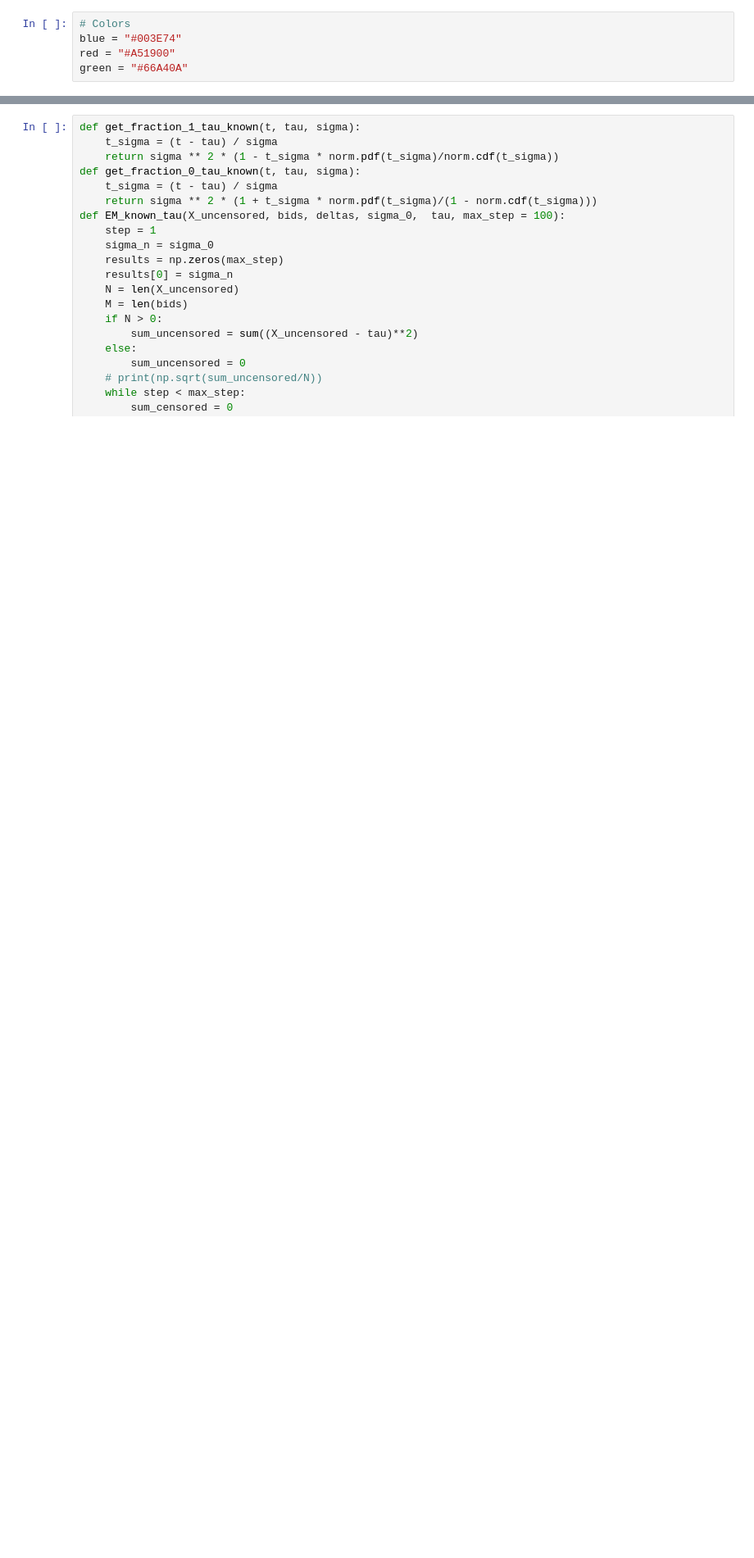
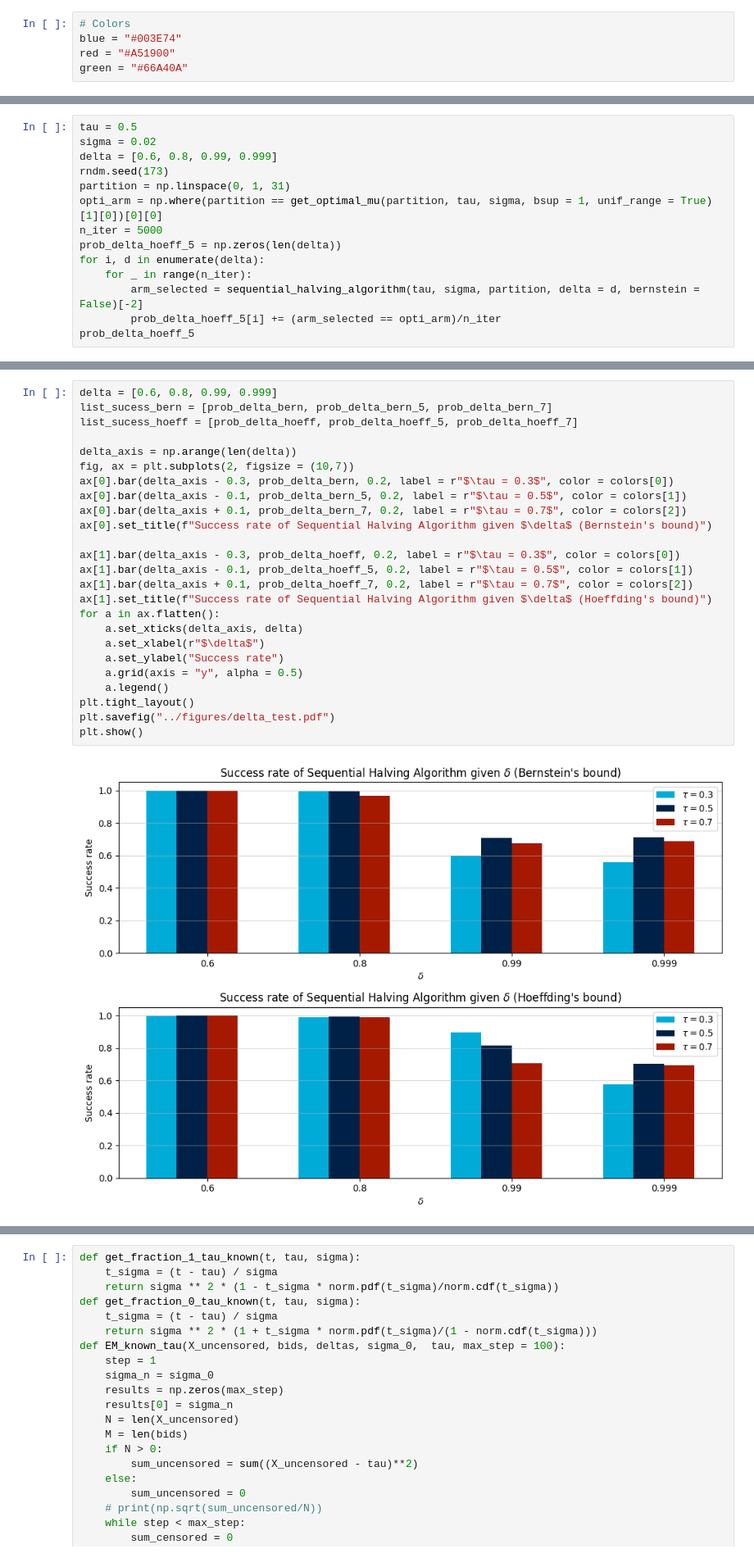
Before and after one commit to ICStudent02344391/summer-project, a Jupyter notebook: analyses/model_1.ipynb, the cells around one changed output, grey strips where cells are left out. Shown at 82% size. Drawn from its saved outputs; the diff is of its cells as text; blank space fills up the shorter version.

```diff
--- a/analyses/model_1.ipynb
+++ b/analyses/model_1.ipynb
@@ -56,0 +845,14 @@ plt.show()
+# %%
+tau = 0.5
+sigma = 0.02
+delta = [0.6, 0.8, 0.99, 0.999]
+rndm.seed(173)
+partition = np.linspace(0, 1, 31)
+opti_arm = np.where(partition == get_optimal_mu(partition, tau, sigma, bsup = 1, unif_range = True)[1][0])[0][0]
+n_iter = 5000
+prob_delta_hoeff_5 = np.zeros(len(delta))
+for i, d in enumerate(delta):
+    for _ in range(n_iter):
+        arm_selected = sequential_halving_algorithm(tau, sigma, partition, delta = d, bernstein = False)[-2]
+        prob_delta_hoeff_5[i] += (arm_selected == opti_arm)/n_iter
+prob_delta_hoeff_5
@@ -56,0 +861,27 @@ plt.show()
+# %%
+delta = [0.6, 0.8, 0.99, 0.999]
+list_sucess_bern = [prob_delta_bern, prob_delta_bern_5, prob_delta_bern_7]
+list_sucess_hoeff = [prob_delta_hoeff, prob_delta_hoeff_5, prob_delta_hoeff_7]
+
+delta_axis = np.arange(len(delta))
+fig, ax = plt.subplots(2, figsize = (10,7))
+ax[0].bar(delta_axis - 0.3, prob_delta_bern, 0.2, label = r"$\tau = 0.3$", color = colors[0])
+ax[0].bar(delta_axis - 0.1, prob_delta_bern_5, 0.2, label = r"$\tau = 0.5$", color = colors[1])
+ax[0].bar(delta_axis + 0.1, prob_delta_bern_7, 0.2, label = r"$\tau = 0.7$", color = colors[2])
+ax[0].set_title(f"Success rate of Sequential Halving Algorithm given $\delta$ (Bernstein's bound)")
+
+ax[1].bar(delta_axis - 0.3, prob_delta_hoeff, 0.2, label = r"$\tau = 0.3$", color = colors[0])
+ax[1].bar(delta_axis - 0.1, prob_delta_hoeff_5, 0.2, label = r"$\tau = 0.5$", color = colors[1])
+ax[1].bar(delta_axis + 0.1, prob_delta_hoeff_7, 0.2, label = r"$\tau = 0.7$", color = colors[2])
+ax[1].set_title(f"Success rate of Sequential Halving Algorithm given $\delta$ (Hoeffding's bound)")
+for a in ax.flatten():
+    a.set_xticks(delta_axis, delta)
+    a.set_xlabel(r"$\delta$")
+    a.set_ylabel("Success rate")
+    a.grid(axis = "y", alpha = 0.5)
+    a.legend()
+plt.tight_layout()
+plt.savefig("../figures/delta_test.pdf")
+plt.show()
+# %% [output]
+[figure, added]
```
Also changed, not shown: parts of 62 cells of this notebook, 46 other files.
